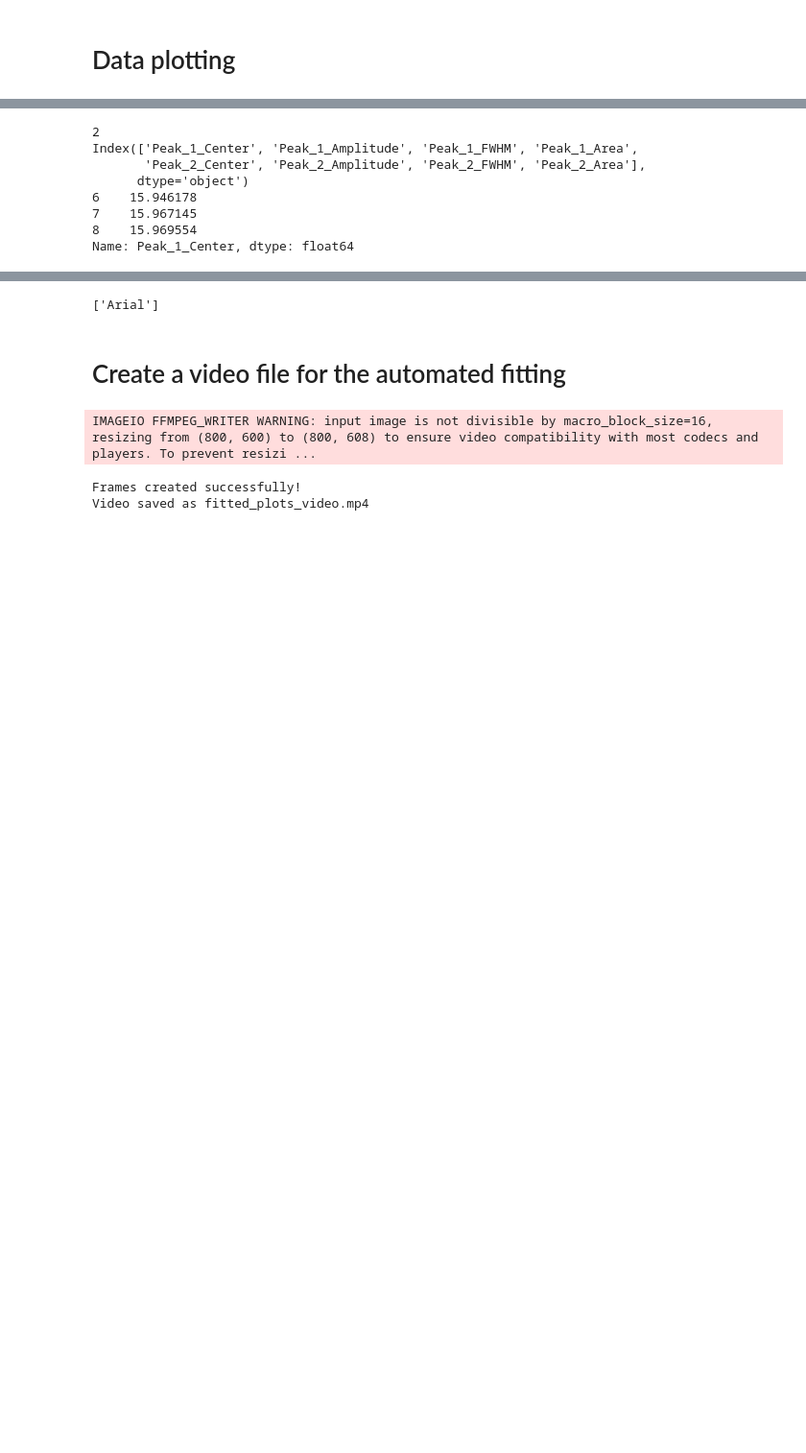
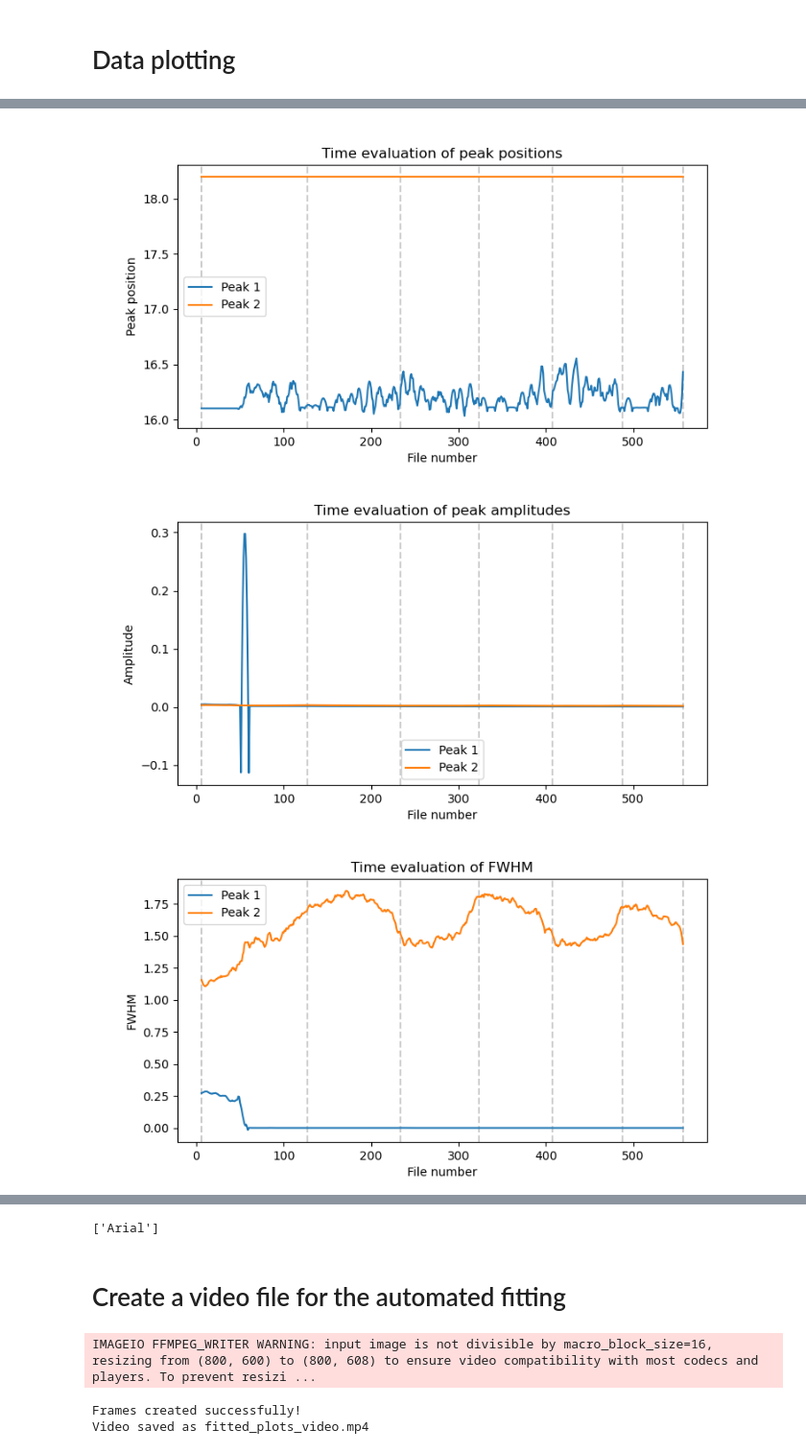
Before and after one commit to PronoyDutta/SAXS_WAXS, a Jupyter notebook: under_development/fitting_data.ipynb, the cells around one changed output, grey strips where cells are left out. Shown at 96% size. Cells and saved outputs as stored; diff of their text form; code cells hidden in the pictures; blank space fills up the shorter version.

```diff
--- a/under_development/fitting_data.ipynb
+++ b/under_development/fitting_data.ipynb
@@ -682,7 +676,7 @@ df_peak_properties = pd.DataFrame() # Dataframe to save the fitted peak area and
 
 # Place the ranges for the peak fits in the below list
 
-x_ranges = [(15, 16.8), (17, 19)]
+x_ranges = [(15.6, 17), (17, 19)]
 peak_count = 0
 
 for min_x, max__x in x_ranges:
@@ -719,8 +713,8 @@ for min_x, max__x in x_ranges:
 
         initial_guess += [np.min(y_filtered)] # for adding the baseline to the initial guess
 
-        lower_bounds = [0, guess_center -0.3, 0]  # Lower bound for [amplitude, center, width]
-        upper_bounds = [np.inf, guess_center +0.3 , 2.0]  # Upper bound for [amplitude, center, width]
+        lower_bounds = [0, guess_center -0.2, 0]  # Lower bound for [amplitude, center, width]
+        upper_bounds = [np.inf, guess_center +0.2 , 2.0]  # Upper bound for [amplitude, center, width]
 
         # bounds for baseline
         lower_bounds += [np.min(y_filtered)]
@@ -736,7 +730,7 @@ for min_x, max__x in x_ranges:
         # error calculation from covariance matrix
         perr_lorentzian = np.sqrt(np.diag(pcov_lorentz))
 
-        amplitude = popt_lorentz[0] - popt_lorentz[-1]
+        amplitude = popt_lorentz[0] + popt_lorentz[-1]
         center = popt_lorentz[1]
         w0 = popt_lorentz[2]
         area = np.pi*amplitude*w0
@@ -813,13 +805,0 @@ plt.show()
-# %%
-print(int(df_peak_properties.shape[1]/4))
-print(df_peak_properties.columns)
-print(df_peak_properties.iloc[0:3,0])
-# %% [output]
-2
-Index(['Peak_1_Center', 'Peak_1_Amplitude', 'Peak_1_FWHM', 'Peak_1_Area',
-       'Peak_2_Center', 'Peak_2_Amplitude', 'Peak_2_FWHM', 'Peak_2_Area'],
-      dtype='object')
-6    15.946178
-7    15.967145
-8    15.969554
-Name: Peak_1_Center, dtype: float64
@@ -877,0 +806,35 @@ plt.show()
+# %%
+smoothening_window_size = 10
+smoothening_poly_order = 3
+
+# Titles and labels for the subplots
+titles = [
+    "Time evaluation of peak positions",
+    "Time evaluation of peak amplitudes",
+    "Time evaluation of FWHM",
+    "Time evaluation of area under peaks"
+]
+ylables = ["Peak position", "Amplitude", "FWHM", "Integrated area"]
+
+for plot_no in range(0,4):
+
+    plt.figure(figsize= (8,4))
+
+    for data in saxs_file_numbers:
+        plt.axvline(x=data, color='k', linestyle='--', alpha=0.2)
+    x1 = df_peak_properties.index
+
+    plt.plot(x1, savgol_filter(df_peak_properties.iloc[:,plot_no], smoothening_window_size, smoothening_poly_order), label = f'Peak 1')
+
+    for peak_no in range(1, int(df_peak_properties.shape[1]/4)):
+       plt.plot(x1, savgol_filter(df_peak_properties.iloc[:,plot_no+4*peak_no], smoothening_window_size, smoothening_poly_order),label = f'Peak {peak_no +1}')
+
+    # Set titles and labels
+    plt.title(titles[plot_no])
+    plt.xlabel("File number")
+    plt.ylabel(ylables[plot_no])
+    plt.legend()
+# %% [output]
+[figure, added]
+[figure, added]
+[figure, added]
```
Also changed, not shown: parts of 9 cells of this notebook.
